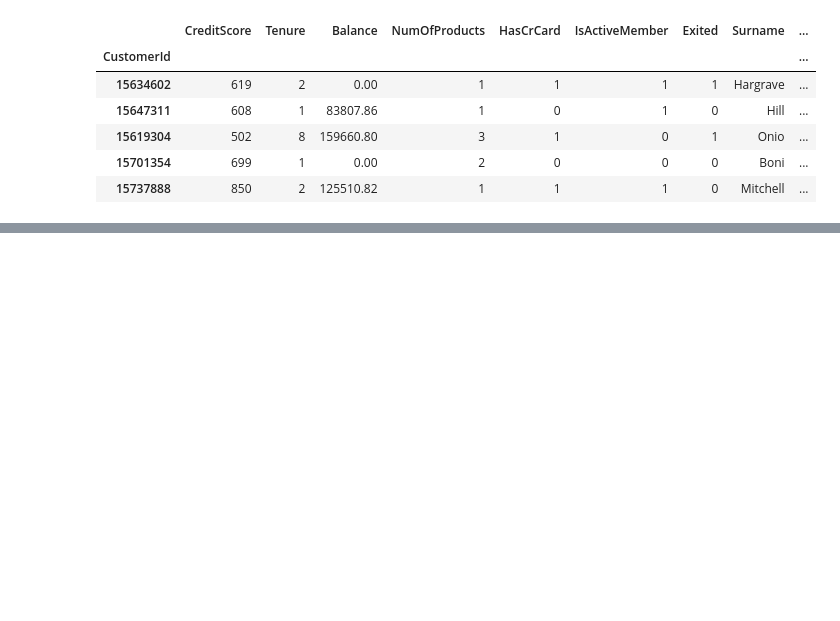
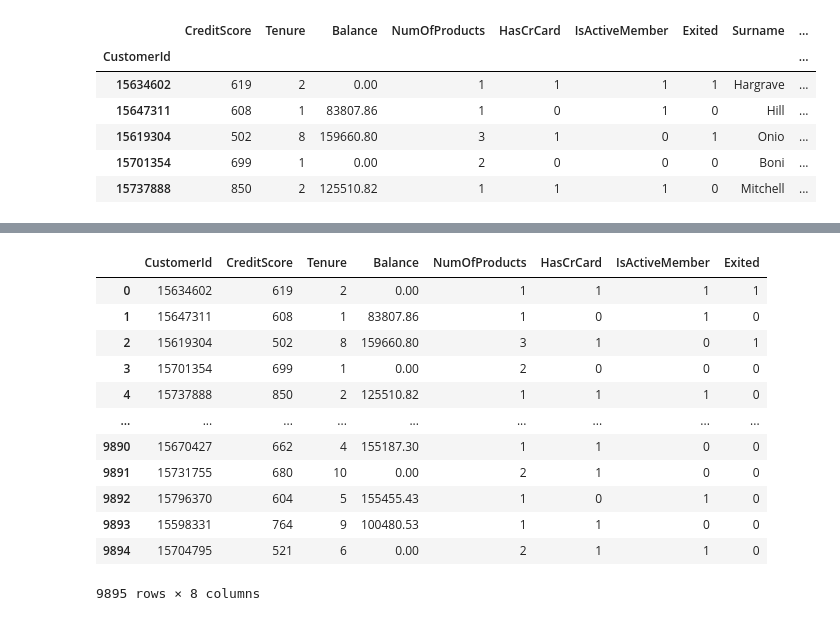
Before and after one commit to Globnsk/PYTHON, a Jupyter notebook: Less3.ipynb, the cells around one changed output, grey strips where cells are left out. Drawn from its saved outputs; the diff is of its cells as text; code cells hidden in the pictures; blank space fills up the shorter version.

```diff
--- a/Less3.ipynb
+++ b/Less3.ipynb
@@ -372,0 +430,4 @@ bank_id.join(users_id).reset_index().head()
+# %%
+bank = bank[bank.index < 9895]
+bank.shape
+bank.to_csv('/content/drive/MyDrive/Colab Notebooks/bank.csv', index=False)
@@ -372,0 +450,16 @@ bank_id.join(users_id).reset_index().head()
+# %%
+bank
+# %% [output]
+|  | CustomerId | CreditScore | Tenure | Balance | NumOfProducts | HasCrCard | IsActiveMember | Exited |
+| 0 | 15634602 | 619 | 2 | 0.00 | 1 | 1 | 1 | 1 |
+| 1 | 15647311 | 608 | 1 | 83807.86 | 1 | 0 | 1 | 0 |
+| 2 | 15619304 | 502 | 8 | 159660.80 | 3 | 1 | 0 | 1 |
+| 3 | 15701354 | 699 | 1 | 0.00 | 2 | 0 | 0 | 0 |
+| 4 | 15737888 | 850 | 2 | 125510.82 | 1 | 1 | 1 | 0 |
+| ... | ... | ... | ... | ... | ... | ... | ... | ... |
+| 9890 | 15670427 | 662 | 4 | 155187.30 | 1 | 1 | 0 | 0 |
+| 9891 | 15731755 | 680 | 10 | 0.00 | 2 | 1 | 0 | 0 |
+| 9892 | 15796370 | 604 | 5 | 155455.43 | 1 | 0 | 1 | 0 |
+| 9893 | 15598331 | 764 | 9 | 100480.53 | 1 | 1 | 0 | 0 |
+| 9894 | 15704795 | 521 | 6 | 0.00 | 2 | 1 | 1 | 0 |
+9895 rows × 8 columns
```
Also changed, not shown: parts of 12 cells of this notebook.
